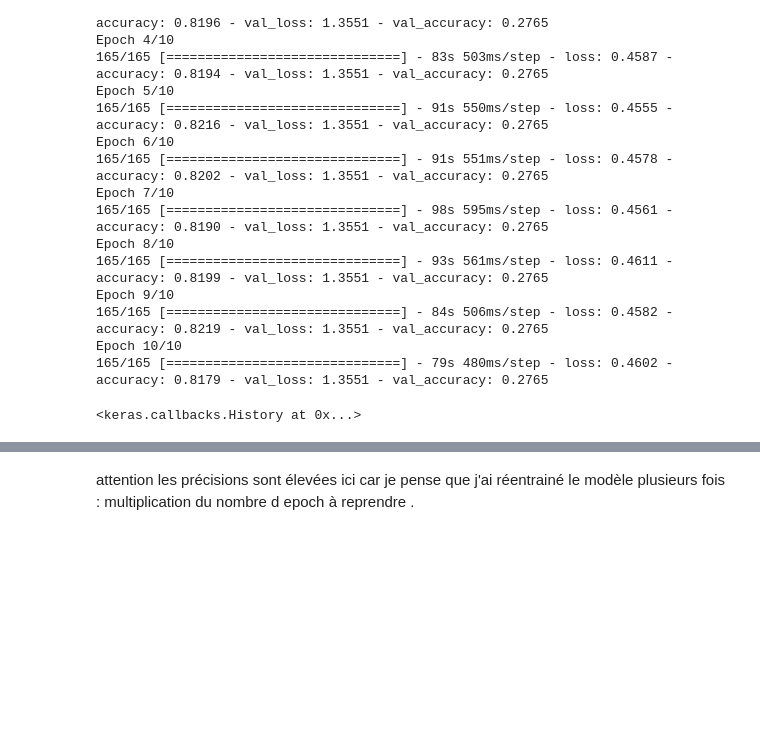
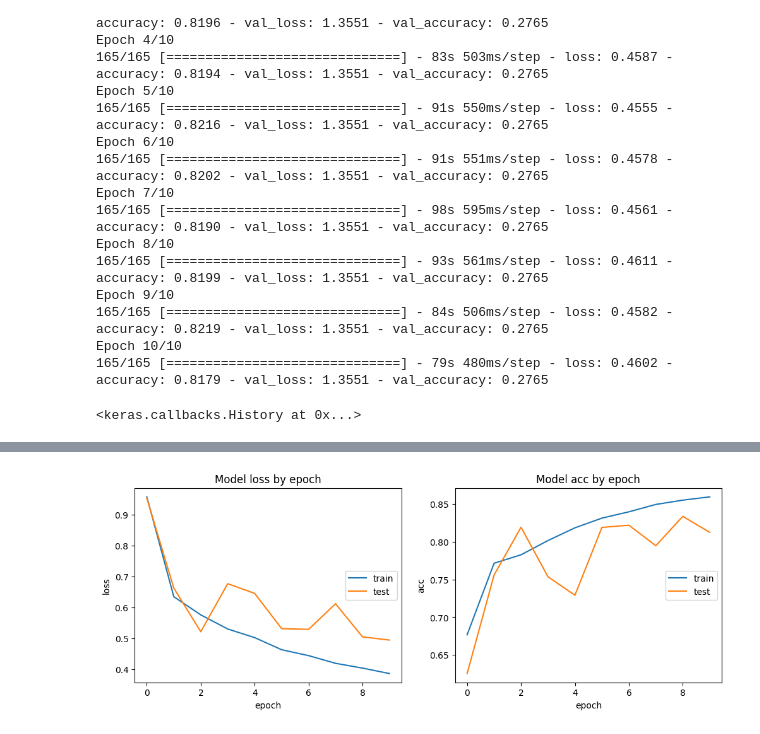
Before and after one commit to mmelkowski/radio_pulmo, a Jupyter notebook: notebooks/CHO_notebook_model_Keras.ipynb, the cells around one changed output, grey strips where cells are left out. Saved outputs shown, nothing was run; the diff lists cells and outputs as text; code cells hidden in the pictures; blank space fills up the shorter version.

```diff
--- a/notebooks/CHO_notebook_model_Keras.ipynb
+++ b/notebooks/CHO_notebook_model_Keras.ipynb
@@ -478,7 +468,7 @@ test_datagen = ImageDataGenerator(
      validation_split=validation_ratio,
      )
 
-# Augmenter respectivement les jeu de données d'entrainement et test ?
+# Est-on sur dans ce cas que la validation est bien indépendante de l'apprentissage ?
 
 train_dataset = train_datagen.flow_from_directory(data_dir,batch_size = 64, class_mode="categorical", target_size=(224,224), subset='training', seed=42)
 
@@ -509,10 +499,10 @@ optimizer = Adam(learning_rate=learning_rate)
 model.compile(optimizer=optimizer, loss='categorical_crossentropy', metrics=["accuracy"])
 
 # train the model on the new data for a few epochs
-model.fit(train_dataset, # use augmented images for train
+history = model.fit(train_dataset, # use augmented images for train
             steps_per_epoch=train_dataset.n // batch_size,
             validation_data = test_dataset, # use initial images for test
-            epochs = 2,
+            epochs = 10,
             verbose=True)
 # %% [output]
 Found 12701 images belonging to 4 classes.
@@ -521,2 +525,20 @@ Epoch 1/2
-# %% [markdown]
-attention les précisions sont élevées ici car je pense que j'ai réentrainé le modèle plusieurs fois : multiplication du nombre d epoch à reprendre .
+# %%
+plt.figure(figsize=(12,4))
+plt.subplot(121)
+plt.plot(history.history['loss'])
+plt.plot(history.history['val_loss'])
+plt.title('Model loss by epoch')
+plt.ylabel('loss')
+plt.xlabel('epoch')
+plt.legend(['train', 'test'], loc='right')
+
+plt.subplot(122)
+plt.plot(history.history['accuracy'])
+plt.plot(history.history['val_accuracy'])
+plt.title('Model acc by epoch')
+plt.ylabel('acc')
+plt.xlabel('epoch')
+plt.legend(['train', 'test'], loc='right')
+plt.show()
+# %% [output]
+[figure, added]
```
Also changed, not shown: parts of 22 cells of this notebook.
